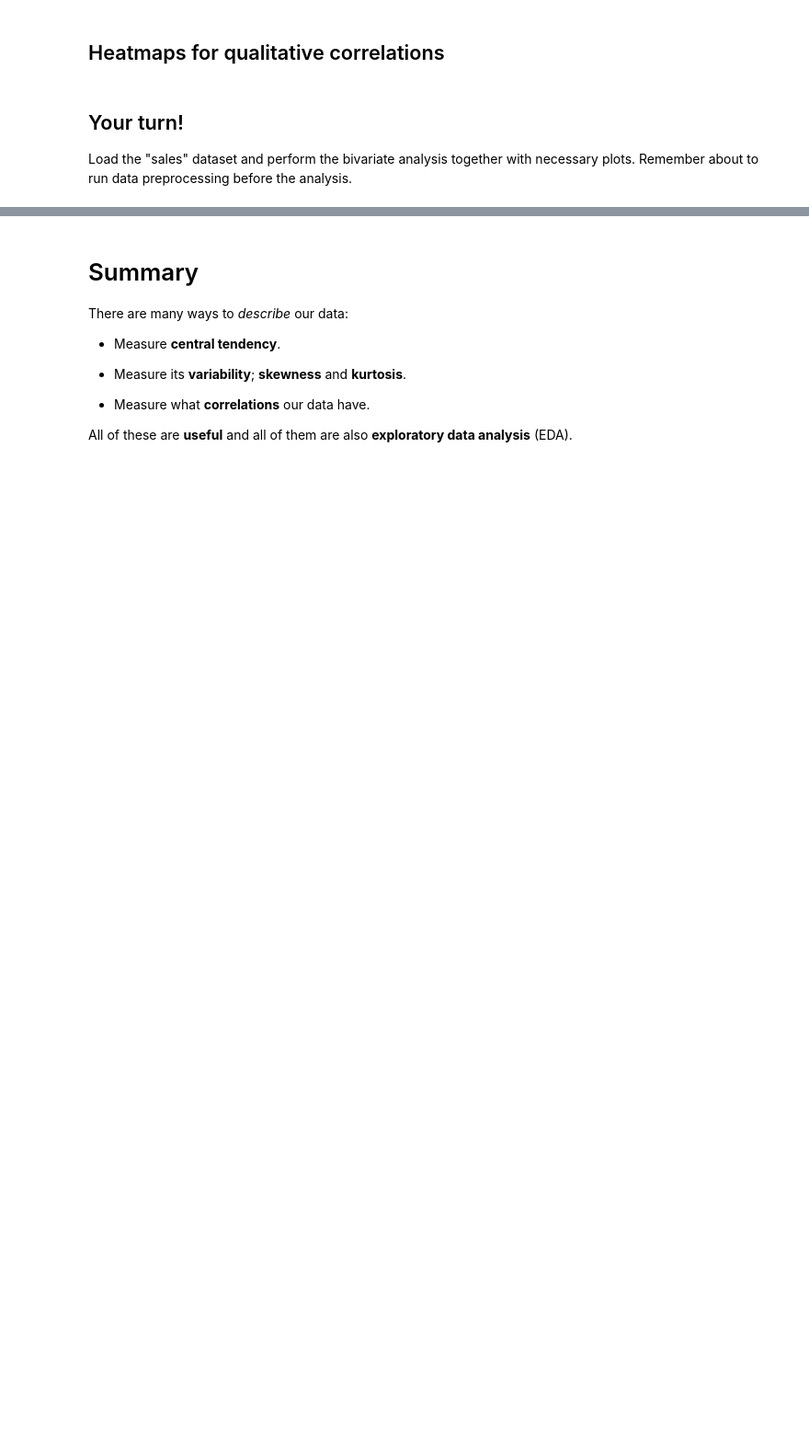
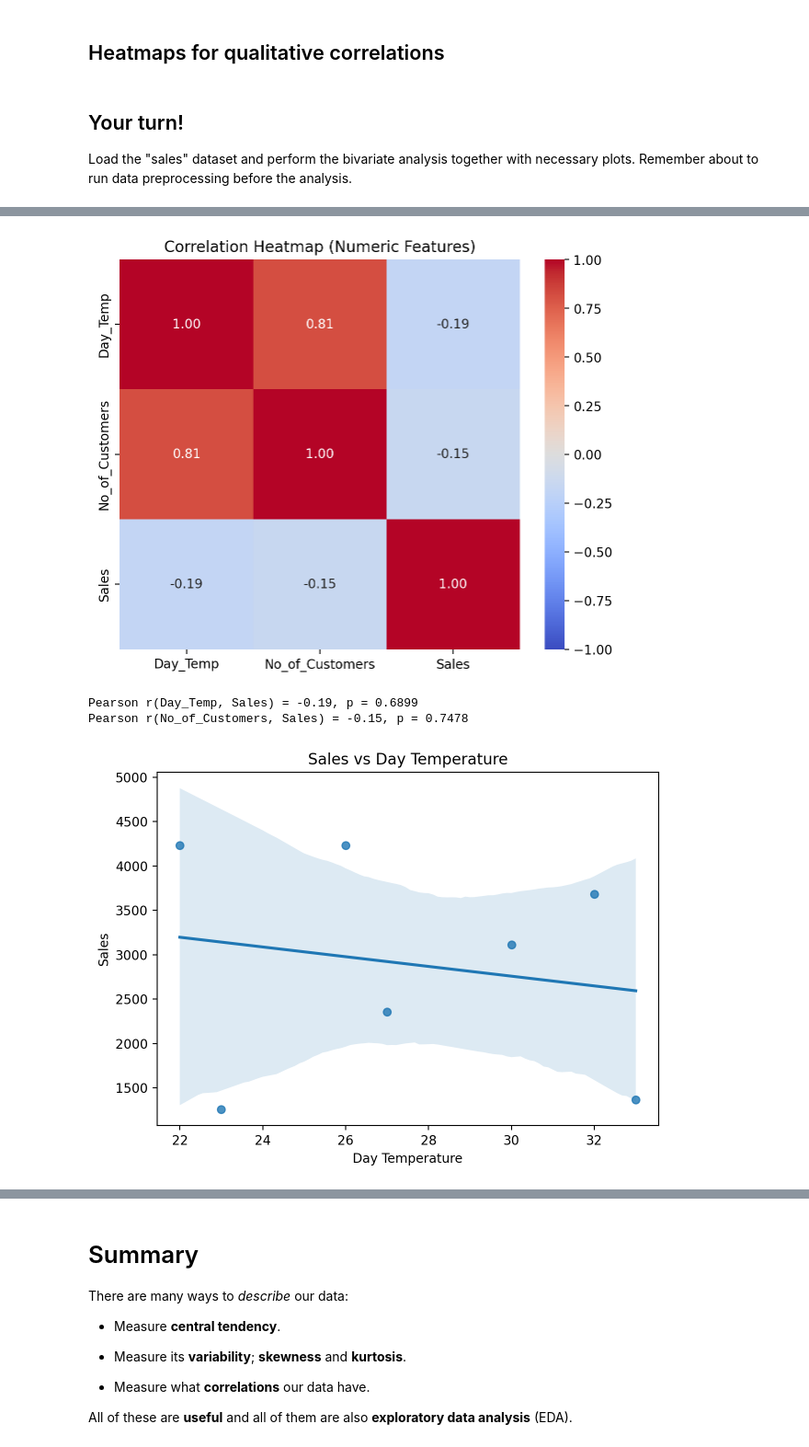
Before and after one commit to arietz/DS2025, a Jupyter notebook: Report6/Exercise9.ipynb, the cells around one changed output, grey strips where cells are left out. Shown at 92% size. Saved outputs shown, nothing was run; the diff lists cells and outputs as text; code cells hidden in the pictures; blank space fills up the shorter version.

```diff
--- a/Report6/Exercise9.ipynb
+++ b/Report6/Exercise9.ipynb
@@ -523,4 +571,79 @@ Load the "sales" dataset and perform the bivariate analysis together with necess
 # %%
 df_sales = pd.read_excel("sales.xlsx")
 df_sales.head(5)
+
+# Basic cleaning / preprocessing
+df_sales.columns = df_sales.columns.str.strip()
+df = df_sales.drop_duplicates()
+df_clean = df_sales.dropna().copy()
+
+
+# Bivariate Analysis
+
+# Numeric–numeric correlations
+numeric_cols = ['Day_Temp', 'No_of_Customers', 'Sales']
+corr_matrix = df_clean[numeric_cols].corr()
+print("Numeric correlation matrix:\n", corr_matrix)
+
+plt.figure(figsize=(6,5))
+sns.heatmap(corr_matrix, annot=True, fmt=".2f", cmap='coolwarm', vmin=-1, vmax=1)
+plt.title('Correlation Heatmap (Numeric Features)')
+plt.tight_layout()
+plt.show()
+
+# Pearson r between each predictor and Sales
+for col in ['Day_Temp', 'No_of_Customers']:
+    r, p = ss.pearsonr(df_clean[col], df_clean['Sales'])
+    print(f"Pearson r({col}, Sales) = {r:.2f}, p = {p:.4f}")
+
+# Scatter plots with regression lines
+plt.figure()
+sns.regplot(x='Day_Temp', y='Sales', data=df_clean)
+plt.title('Sales vs Day Temperature')
+plt.xlabel('Day Temperature')
+plt.ylabel('Sales')
+plt.tight_layout()
+plt.show()
+
+plt.figure()
+sns.regplot(x='No_of_Customers', y='Sales', data=df_clean)
+plt.title('Sales vs Number of Customers')
+plt.xlabel('Number of Customers')
+plt.ylabel('Sales')
+plt.tight_layout()
+plt.show()
+
+plt.figure()
+sns.regplot(x='Day_Temp', y='No_of_Customers', data=df_clean)
+plt.title('Customers vs Day Temperature')
+plt.xlabel('Day Temperature')
+plt.ylabel('Number of Customers')
+plt.tight_layout()
+plt.show()
+
+# Numeric–categorical relationships
+plt.figure(figsize=(8,5))
+sns.boxplot(x='Store_Type', y='Sales', data=df_clean)
+plt.title('Sales by Store Type')
+plt.tight_layout()
+plt.show()
+
+plt.figure(figsize=(8,5))
+sns.boxplot(x='City_Type', y='Sales', data=df_clean)
+plt.title('Sales by City Type')
+plt.tight_layout()
+plt.show()
+
+plt.figure(figsize=(8,5))
+sns.boxplot(x='Product_Quality', y='Sales', data=df_clean)
+plt.title('Sales by Product Quality')
+plt.tight_layout()
+plt.show()
+
+
+plt.figure(figsize=(5,4))
+sns.heatmap(ct, annot=True, fmt="d", cmap='YlGnBu')
+plt.title('Store Type vs City Type')
+plt.tight_layout()
+plt.show()
 # %% [output]
@@ -527,0 +655,4 @@ ImportError: Missing optional dependency 'openpyxl'.  Use pip or conda to instal
+[figure, added]
+Pearson r(Day_Temp, Sales) = -0.19, p = 0.6899
+Pearson r(No_of_Customers, Sales) = -0.15, p = 0.7478
+[figure, added]
```
Also changed, not shown: parts of 5 cells of this notebook, 19 other files.
